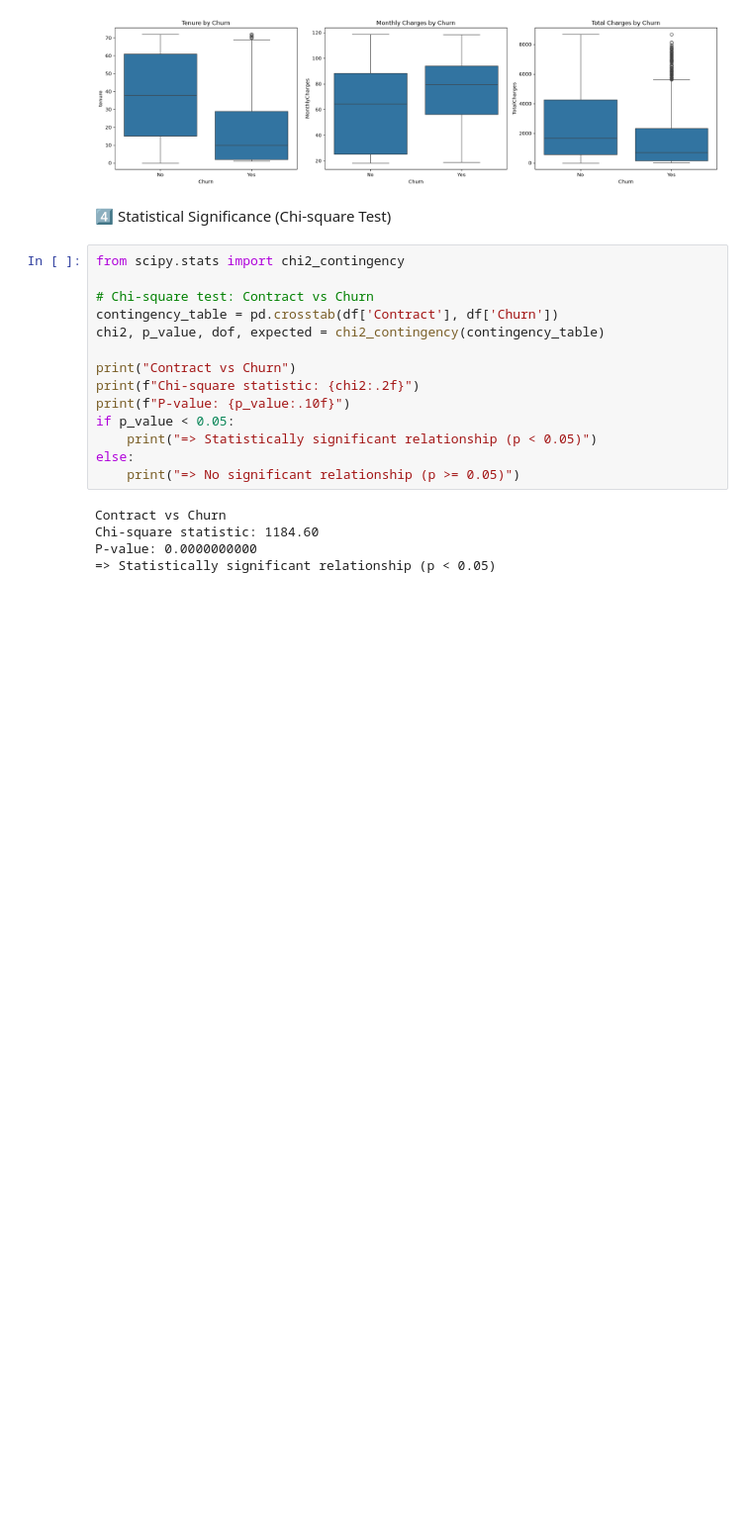
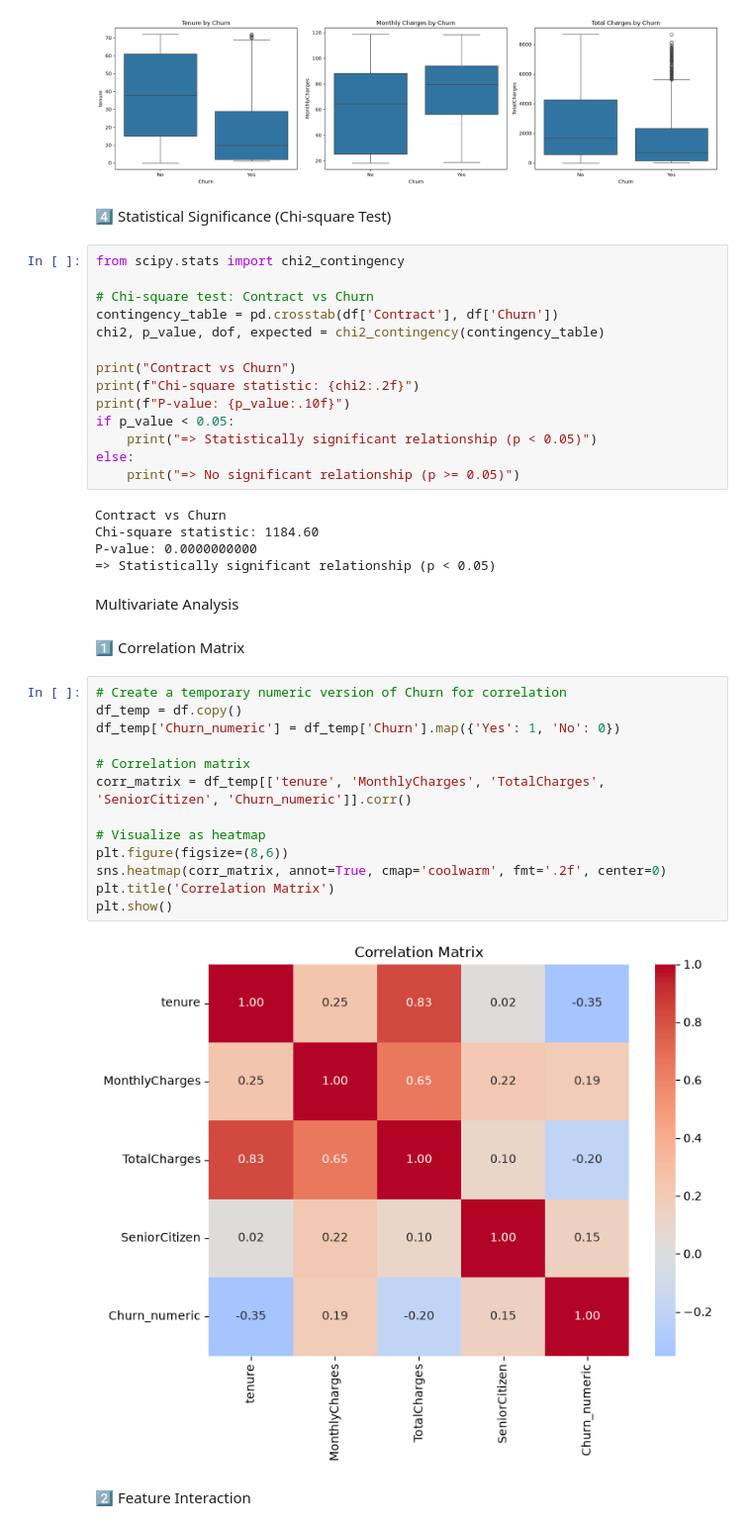
Before and after one commit to kasunwathsala/telco-customer-churn-analysis, a Jupyter notebook: notebooks/01_eda.ipynb, the cells around one changed output. Shown at 99% size. Drawn from its saved outputs; the diff is of its cells as text; blank space fills up the shorter version.

Commit message:
Multivariate Analysis

```diff
--- a/notebooks/01_eda.ipynb
+++ b/notebooks/01_eda.ipynb
@@ -324,3 +324,24 @@ Contract vs Churn
 Chi-square statistic: 1184.60
 P-value: 0.0000000000
 => Statistically significant relationship (p < 0.05)
+# %% [markdown]
+Multivariate Analysis
+# %% [markdown]
+1️⃣ Correlation Matrix
+# %%
+# Create a temporary numeric version of Churn for correlation
+df_temp = df.copy()
+df_temp['Churn_numeric'] = df_temp['Churn'].map({'Yes': 1, 'No': 0})
+
+# Correlation matrix
+corr_matrix = df_temp[['tenure', 'MonthlyCharges', 'TotalCharges', 'SeniorCitizen', 'Churn_numeric']].corr()
+
+# Visualize as heatmap
+plt.figure(figsize=(8,6))
+sns.heatmap(corr_matrix, annot=True, cmap='coolwarm', fmt='.2f', center=0)
+plt.title('Correlation Matrix')
+plt.show()
+# %% [output]
+[figure, added]
+# %% [markdown]
+2️⃣ Feature Interaction
```
Also changed, not shown: parts of 3 cells of this notebook.
